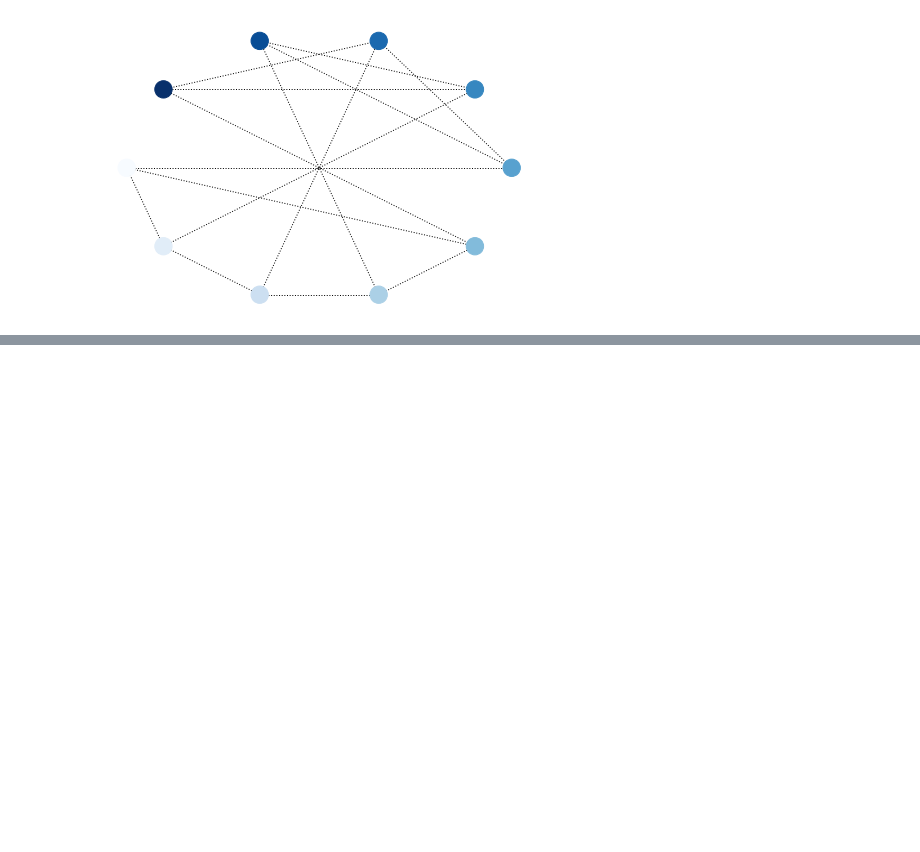
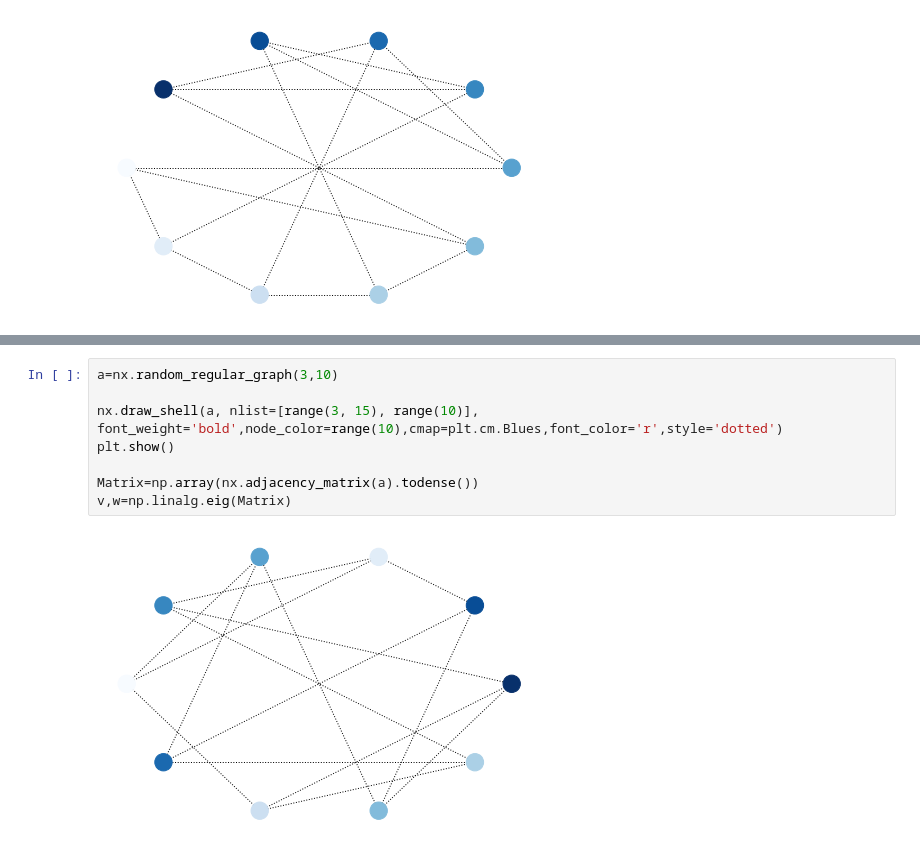
Before and after one commit to saruhanlioglu/MATH555E, a Jupyter notebook: Homework_01.ipynb, the cells around one changed output, grey strips where cells are left out. Saved outputs shown, nothing was run; the diff lists cells and outputs as text; blank space fills up the shorter version.

```diff
--- a/Homework_01.ipynb
+++ b/Homework_01.ipynb
@@ -284,0 +282,10 @@ SyntaxError: invalid syntax (<ipython-input-430-63190e983392>, line 1)
+# %%
+a=nx.random_regular_graph(3,10)
+
+nx.draw_shell(a, nlist=[range(3, 15), range(10)], font_weight='bold',node_color=range(10),cmap=plt.cm.Blues,font_color='r',style='dotted')
+plt.show()
+
+Matrix=np.array(nx.adjacency_matrix(a).todense())
+v,w=np.linalg.eig(Matrix)
+# %% [output]
+[figure, added]
```
Also changed, not shown: parts of 3 cells of this notebook.
